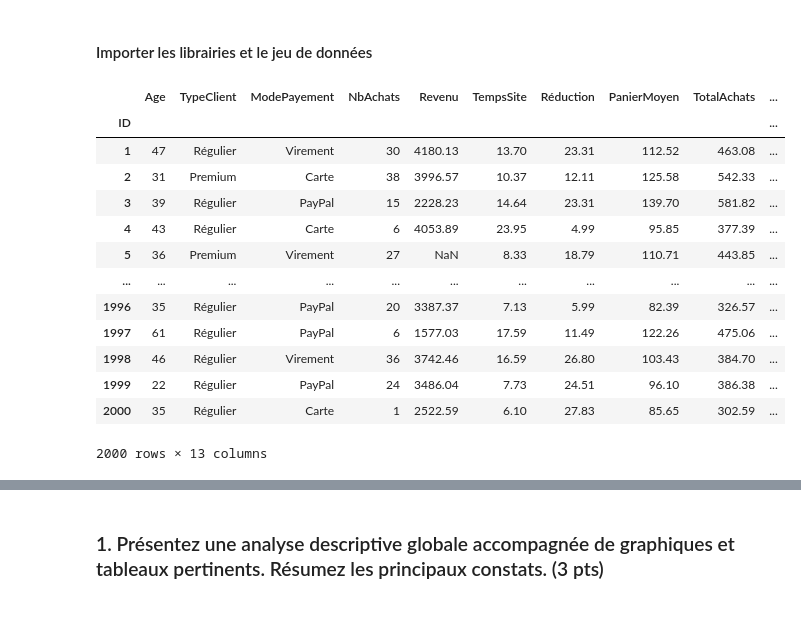
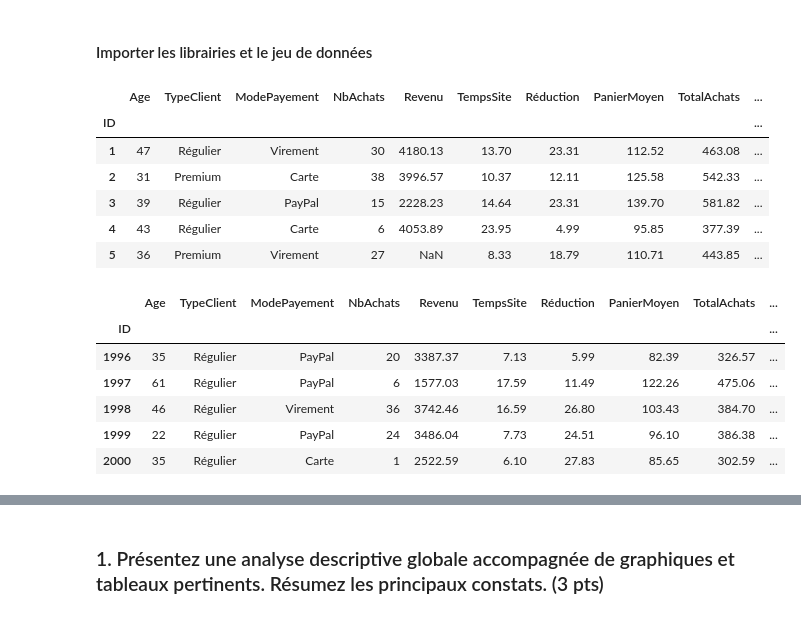
Before and after one commit to JWulfran/finance, a Jupyter notebook: SIO6003_Projet_de_mi_session_E25.ipynb, the cells around one changed output, grey strips where cells are left out. Drawn from its saved outputs; the diff is of its cells as text; code cells hidden in the pictures.

```diff
--- a/SIO6003_Projet_de_mi_session_E25.ipynb
+++ b/SIO6003_Projet_de_mi_session_E25.ipynb
@@ -48,19 +48,22 @@ import statsmodels.api as sm
 # Importer les données
 df = pd.read_excel('Projet-Mi-session-DataSet.xlsx', sheet_name='Feuil1', index_col=0)
 # %%
-df
+df.head()
 # %% [output]
 |  | Age | TypeClient | ModePayement | NbAchats | Revenu | TempsSite | Réduction | PanierMoyen | TotalAchats | ... |
 | ID |  |  |  |  |  |  |  |  |  | ... |
 | 1 | 47 | Régulier | Virement | 30 | 4180.13 | 13.70 | 23.31 | 112.52 | 463.08 | ... |
 | 2 | 31 | Premium | Carte | 38 | 3996.57 | 10.37 | 12.11 | 125.58 | 542.33 | ... |
 | 3 | 39 | Régulier | PayPal | 15 | 2228.23 | 14.64 | 23.31 | 139.70 | 581.82 | ... |
 | 4 | 43 | Régulier | Carte | 6 | 4053.89 | 23.95 | 4.99 | 95.85 | 377.39 | ... |
 | 5 | 36 | Premium | Virement | 27 | NaN | 8.33 | 18.79 | 110.71 | 443.85 | ... |
-| ... | ... | ... | ... | ... | ... | ... | ... | ... | ... | ... |
-| 1996 | 35 | Régulier | PayPal | 20 | 3387.37 | 7.13 | 5.99 | 82.39 | 326.57 | ... |
-| 1997 | 61 | Régulier | PayPal | 6 | 1577.03 | 17.59 | 11.49 | 122.26 | 475.06 | ... |
-| 1998 | 46 | Régulier | Virement | 36 | 3742.46 | 16.59 | 26.80 | 103.43 | 384.70 | ... |
-| 1999 | 22 | Régulier | PayPal | 24 | 3486.04 | 7.73 | 24.51 | 96.10 | 386.38 | ... |
-| 2000 | 35 | Régulier | Carte | 1 | 2522.59 | 6.10 | 27.83 | 85.65 | 302.59 | ... |
-2000 rows × 13 columns
+# %%
+df.tail()
+# %% [output]
+|  | Age | TypeClient | ModePayement | NbAchats | Revenu | TempsSite | Réduction | PanierMoyen | TotalAchats | ... |
+| ID |  |  |  |  |  |  |  |  |  | ... |
+| 1996 | 35 | Régulier | PayPal | 20 | 3387.37 | 7.13 | 5.99 | 82.39 | 326.57 | ... |
+| 1997 | 61 | Régulier | PayPal | 6 | 1577.03 | 17.59 | 11.49 | 122.26 | 475.06 | ... |
+| 1998 | 46 | Régulier | Virement | 36 | 3742.46 | 16.59 | 26.80 | 103.43 | 384.70 | ... |
+| 1999 | 22 | Régulier | PayPal | 24 | 3486.04 | 7.73 | 24.51 | 96.10 | 386.38 | ... |
+| 2000 | 35 | Régulier | Carte | 1 | 2522.59 | 6.10 | 27.83 | 85.65 | 302.59 | ... |
```
Also changed, not shown: parts of 5 cells of this notebook.
